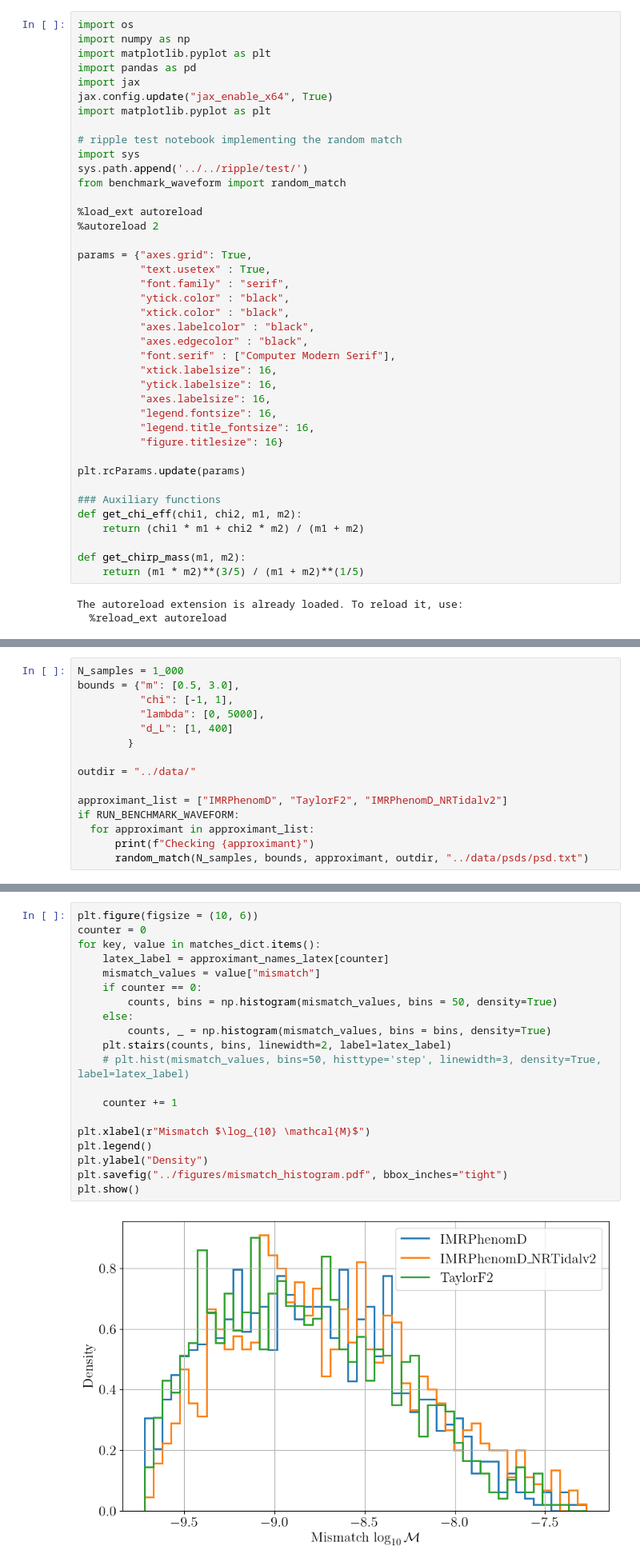
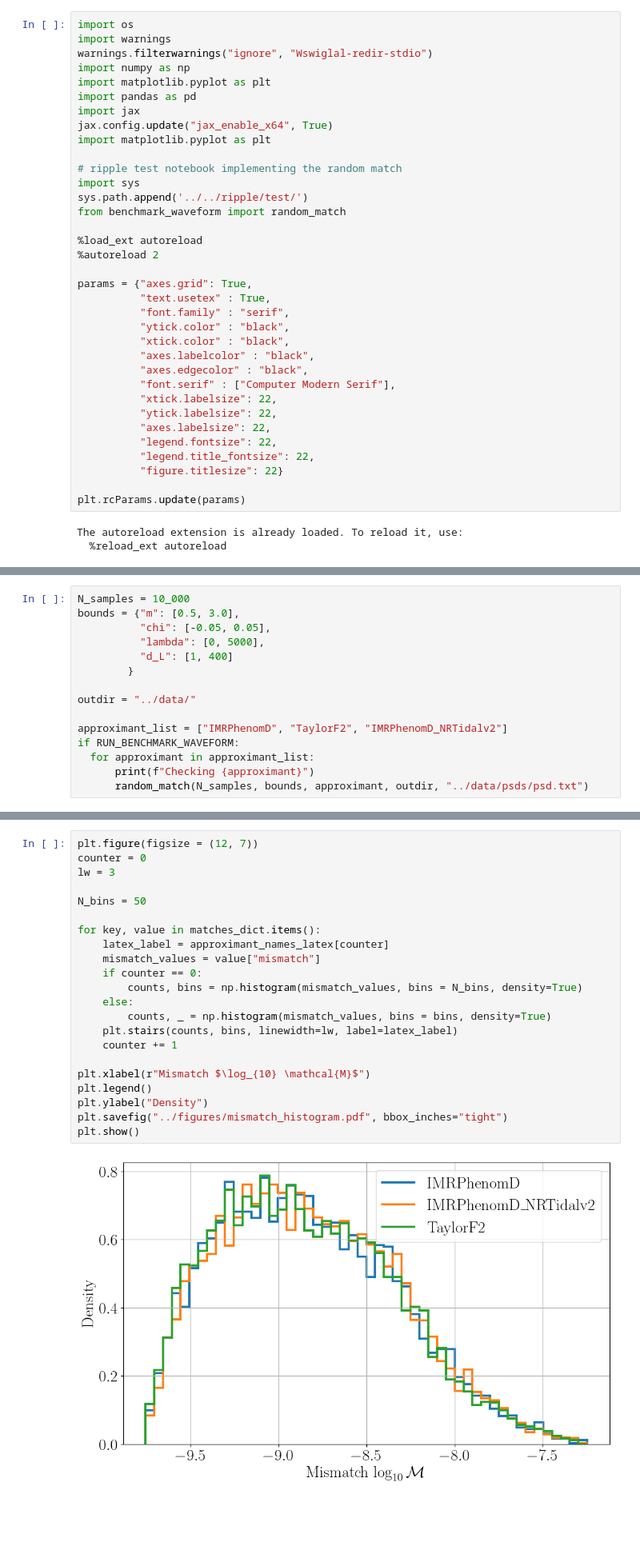
Before and after one commit to ThibeauWouters/TurboPE-BNS, a Jupyter notebook: postprocessing/plot_ripple_matches.ipynb, the cells around one changed output, grey strips where cells are left out. Shown at 80% size. Saved outputs shown, nothing was run; the diff lists cells and outputs as text; blank space fills up the shorter version.

Commit message:
updated mismatches

```diff
--- a/postprocessing/plot_ripple_matches.ipynb
+++ b/postprocessing/plot_ripple_matches.ipynb
@@ -2,6 +2,8 @@
 # ripple match verification
 # %%
 import os
+import warnings
+warnings.filterwarnings("ignore", "Wswiglal-redir-stdio")
 import numpy as np
 import matplotlib.pyplot as plt
 import pandas as pd
@@ -25,21 +27,14 @@ params = {"axes.grid": True,
           "axes.labelcolor" : "black",
           "axes.edgecolor" : "black",
           "font.serif" : ["Computer Modern Serif"],
-          "xtick.labelsize": 16,
-          "ytick.labelsize": 16,
-          "axes.labelsize": 16,
-          "legend.fontsize": 16,
-          "legend.title_fontsize": 16,
-          "figure.titlesize": 16}
+          "xtick.labelsize": 22,
+          "ytick.labelsize": 22,
+          "axes.labelsize": 22,
+          "legend.fontsize": 22,
+          "legend.title_fontsize": 22,
+          "figure.titlesize": 22}
 
 plt.rcParams.update(params)
-
-### Auxiliary functions
-def get_chi_eff(chi1, chi2, m1, m2):
-    return (chi1 * m1 + chi2 * m2) / (m1 + m2)
-
-def get_chirp_mass(m1, m2):
-    return (m1 * m2)**(3/5) / (m1 + m2)**(1/5)
 # %% [output]
 The autoreload extension is already loaded. To reload it, use:
   %reload_ext autoreload
@@ -52,9 +47,9 @@ RUN_BENCHMARK_WAVEFORM = False
 # %% [markdown]
 ## Run the ripple match verification
 # %%
-N_samples = 1_000
+N_samples = 10_000
 bounds = {"m": [0.5, 3.0],
-          "chi": [-1, 1],
+          "chi": [-0.05, 0.05],
           "lambda": [0, 5000],
           "d_L": [1, 400]
         }
@@ -116,26 +111,28 @@ Reading in matches from /Users/Woute029/Documents/Code/TurboPE-BNS/postprocessin
 # %% [markdown]
 ## Plot the mismatch histograms
 # %%
-plt.figure(figsize = (10, 6))
+plt.figure(figsize = (12, 7))
 counter = 0
+lw = 3
+
+N_bins = 50
+
 for key, value in matches_dict.items():
     latex_label = approximant_names_latex[counter]
     mismatch_values = value["mismatch"]
     if counter == 0:
-        counts, bins = np.histogram(mismatch_values, bins = 50, density=True)
+        counts, bins = np.histogram(mismatch_values, bins = N_bins, density=True)
     else:
         counts, _ = np.histogram(mismatch_values, bins = bins, density=True)
-    plt.stairs(counts, bins, linewidth=2, label=latex_label)
-    # plt.hist(mismatch_values, bins=50, histtype='step', linewidth=3, density=True, label=latex_label)
-
+    plt.stairs(counts, bins, linewidth=lw, label=latex_label)
     counter += 1
 
 plt.xlabel(r"Mismatch $\log_{10} \mathcal{M}$")
 plt.legend()
 plt.ylabel("Density")
 plt.savefig("../figures/mismatch_histogram.pdf", bbox_inches="tight")
 plt.show()
 # %% [output]
-[figure, old version]
+[figure, new version]
 # %% [markdown]
 ### Sanity check: without enforcing the bins to be the same
```
Also changed, not shown: parts of 6 cells of this notebook, 4 other files.
